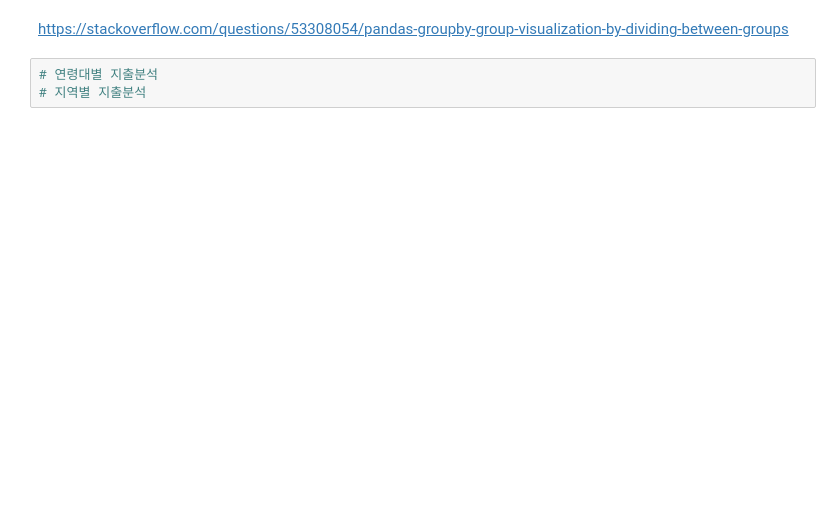
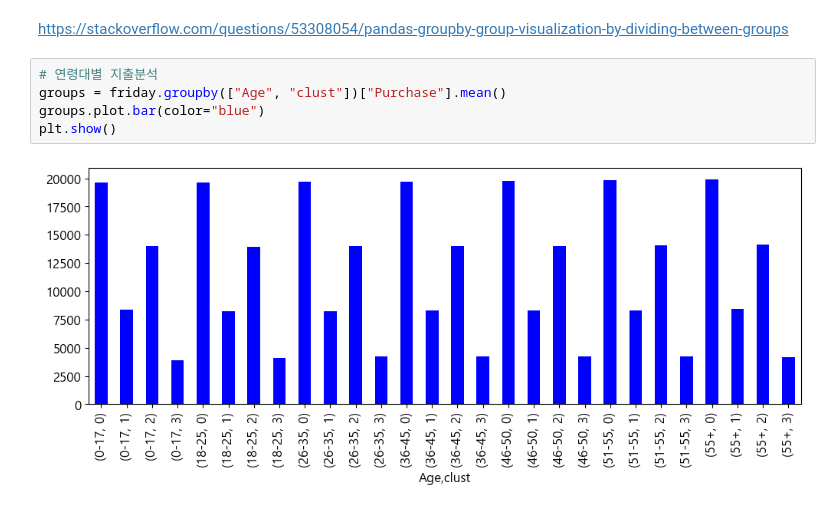
Before and after one commit to blueage98/adp_work, a Jupyter notebook: ADP-실기-R/모의고사 3회/모의고사 3회 연습.ipynb, the cells around one changed output. Saved outputs shown, nothing was run; the diff lists cells and outputs as text; blank space fills up the shorter version.

```diff
--- a/ADP-실기-R/모의고사 3회/모의고사 3회 연습.ipynb
+++ b/ADP-실기-R/모의고사 3회/모의고사 3회 연습.ipynb
@@ -351,5 +351,9 @@ for cl, ax in zip(list(range(0, 4, 1)), ax.ravel()):
 # %% [markdown]
 https://stackoverflow.com/questions/53308054/pandas-groupby-group-visualization-by-dividing-between-groups
-# %%
-# 연령대별 지출분석
-# 지역별 지출분석
+# %%
+# 연령대별 지출분석
+groups = friday.groupby(["Age", "clust"])["Purchase"].mean()
+groups.plot.bar(color="blue")
+plt.show()
+# %% [output]
+[figure, added]
```
Also changed, not shown: parts of 14 cells of this notebook, 4 other files.
